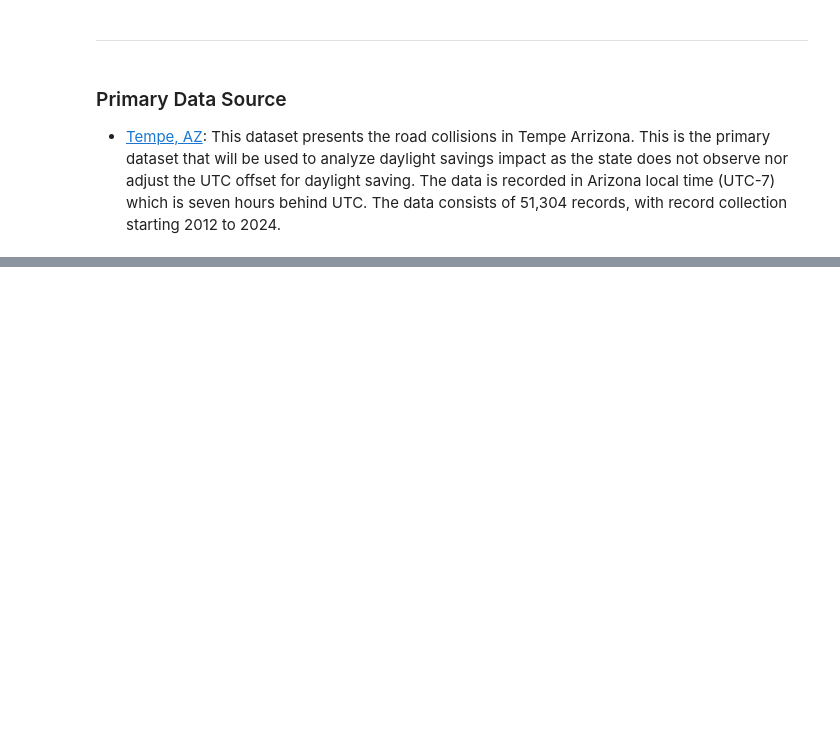
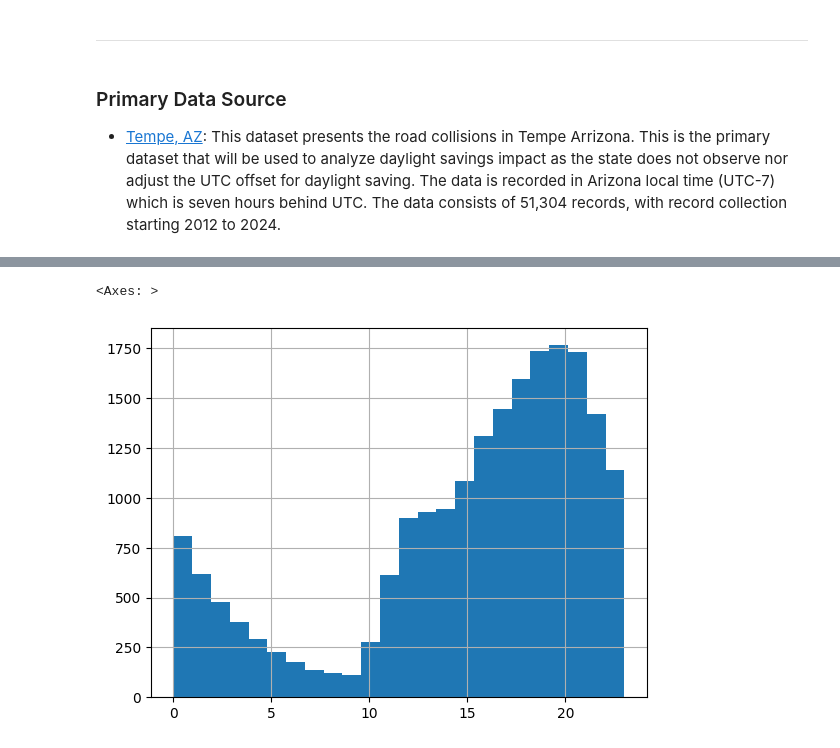
Before and after one commit to R-Sandor/crash-clock, a Jupyter notebook: Abstract_Project.ipynb, the cells around one changed output, grey strips where cells are left out. Saved outputs shown, nothing was run; the diff lists cells and outputs as text; code cells hidden in the pictures; blank space fills up the shorter version.

```diff
--- a/Abstract_Project.ipynb
+++ b/Abstract_Project.ipynb
@@ -65,0 +158,3 @@ The goal of this project is to visulize the impact of daylight savings on vehicu
+# %%
+carry_df['hour'] = carry_df['DateTime'].map(lambda t: t.hour)
+carry_df['minute'] = carry_df['DateTime'].map(lambda t: t.minute)
@@ -65,0 +184,11 @@ The goal of this project is to visulize the impact of daylight savings on vehicu
+# %%
+# Function to map values
+def map_values(row, column):
+    if pd.notnull(row[column]):
+        return row[column]
+    else:
+        return row[column+'2']
+
+# Apply function to column 'B' and replace its values
+carry_df['lat'] = carry_df.apply(lambda row: map_values(row, 'lat'), axis=1)
+carry_df['lon'] = carry_df.apply(lambda row: map_values(row, 'lon'), axis=1)
@@ -65,0 +197,2 @@ The goal of this project is to visulize the impact of daylight savings on vehicu
+# %%
+carry_df = carry_df.drop(['lat2','lon2', 'geo_location'], axis=1)
@@ -65,0 +216,7 @@ The goal of this project is to visulize the impact of daylight savings on vehicu
+# %%
+full = carry_df.shape
+carry_df = carry_df.dropna(subset=['lat','lon'])
+dropped = carry_df.shape
+totalDropped = np.subtract(full, dropped)[0]
+
+print("Dropped rows of data without lat/lon: " + str(totalDropped))
@@ -65,0 +280,5 @@ The goal of this project is to visulize the impact of daylight savings on vehicu
+# %%
+carry_df['hour'].hist(bins=24)
+# %% [output]
+<Axes: >
+[figure, added]
```
Also changed, not shown: parts of 38 cells of this notebook.
